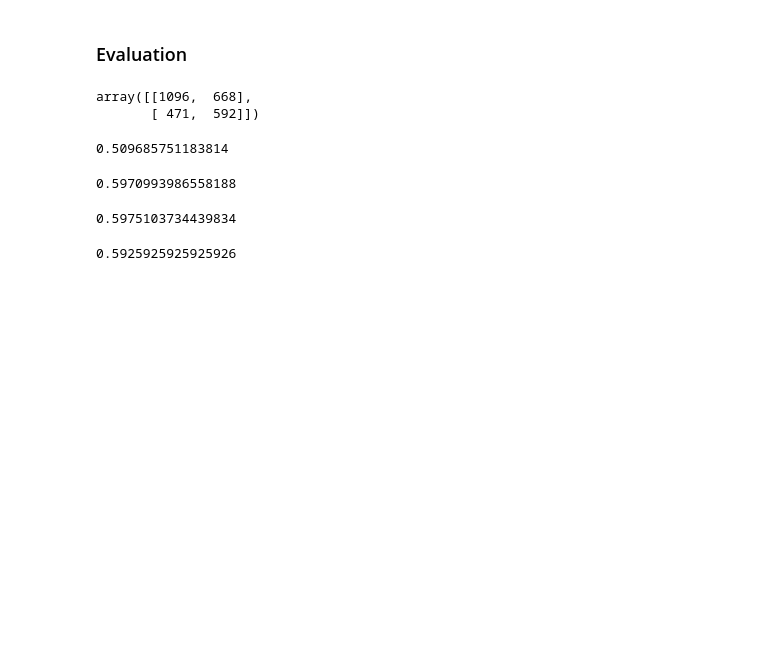
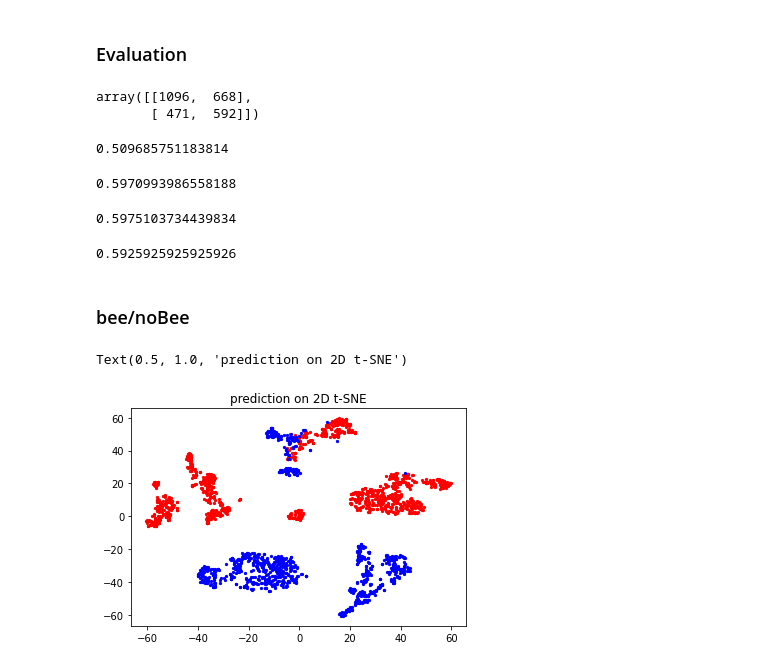
Before and after one commit to AnnieCRY/DS5230-project, a Jupyter notebook: beehive_audio_clustering.ipynb, the cells around one changed output. Cells and saved outputs as stored; diff of their text form; code cells hidden in the pictures; blank space fills up the shorter version.

```diff
--- a/beehive_audio_clustering.ipynb
+++ b/beehive_audio_clustering.ipynb
@@ -273,3 +282,17 @@ y_test = model.fit_predict(X_test)
 accuracy_score(y_test, Y_test)
 # %% [output]
 0.5925925925925926
+# %% [markdown]
+### bee/noBee
+# %%
+model = sklearn.cluster.KMeans(n_clusters=2)
+Y_pred = model.fit_predict(normalize(X))
+pred_km = pd.concat([tsne_df, pd.DataFrame(list(Y_pred), columns = ['predicted_label'])],axis=1)
+# %%
+plt.scatter(pred_km[pred_km['predicted_label']==0].iloc[:,0], pred_km[pred_km['predicted_label']==0].iloc[:,1], c='r', s=5, cmap='viridis')
+plt.scatter(pred_km[pred_km['predicted_label']==1].iloc[:,0], pred_km[pred_km['predicted_label']==1].iloc[:,1], c='b', s=5, cmap='viridis')
+
+plt.title("prediction on 2D t-SNE")
+# %% [output]
+Text(0.5, 1.0, 'prediction on 2D t-SNE')
+[figure, added]
```
Also changed, not shown: parts of 16 cells of this notebook.
